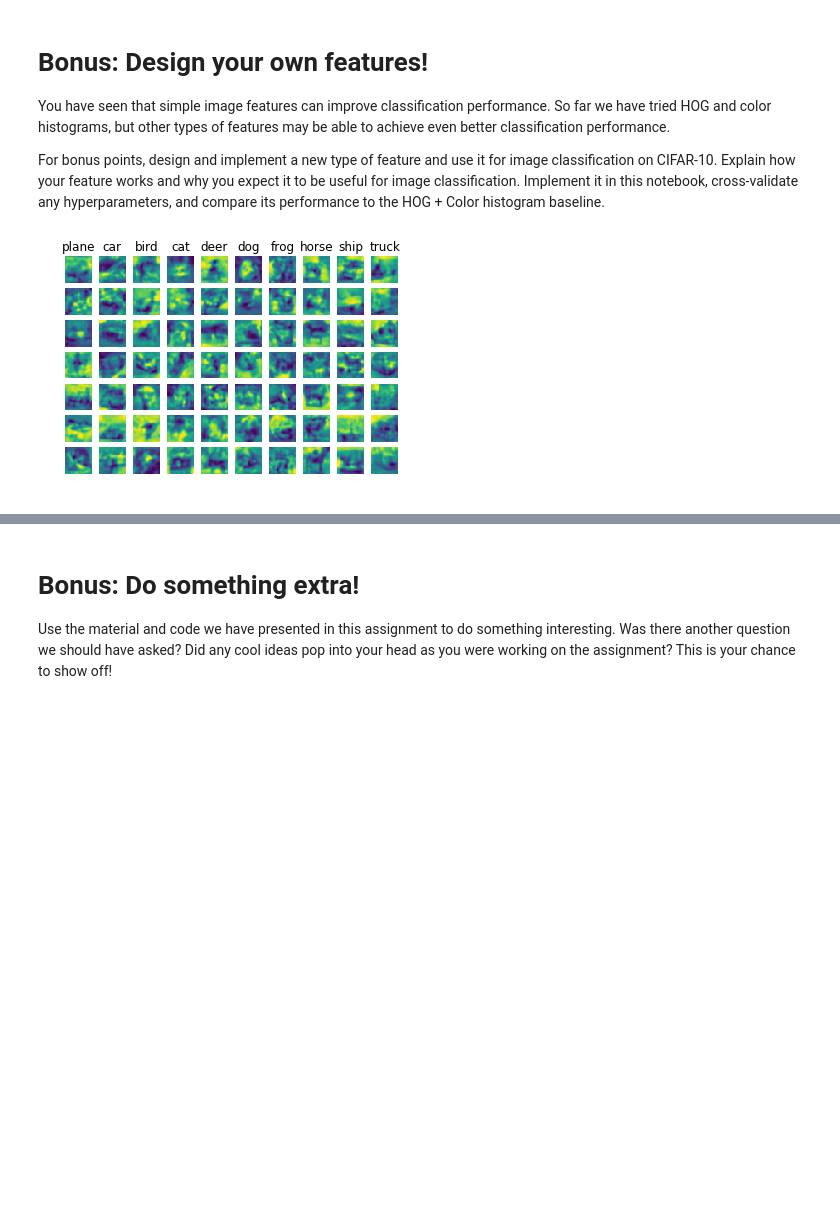
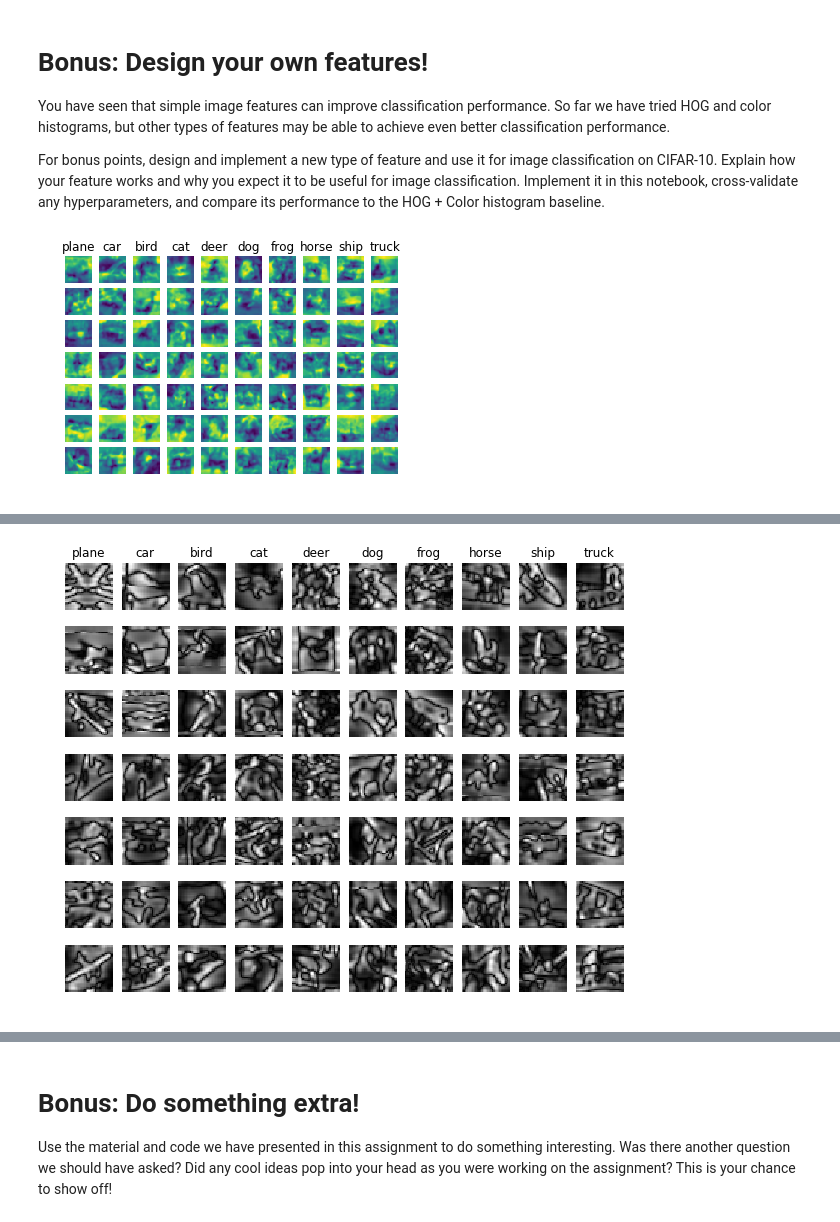
Before and after one commit to xiezhq-hermann/cs231n-2017, a Jupyter notebook: features.ipynb, the cells around one changed output, grey strips where cells are left out. Cells and saved outputs as stored; diff of their text form; code cells hidden in the pictures; blank space fills up the shorter version.

```diff
--- a/features.ipynb
+++ b/features.ipynb
@@ -118,7 +118,7 @@ Using the multiclass SVM code developed earlier in the assignment, train SVMs on
 from cs231n.classifiers.linear_classifier import LinearSVM
 
 learning_rates = [1e-9, 1e-7]
-regularization_strengths = [5e4, 5e6]
+regularization_strengths = [5e3, 5e6]
 
 results = {}
 best_val = -1
@@ -370,0 +376,21 @@ plt.show()
+# %%
+def dog_features(im, light=1,heavy=3, order=0):
+    """
+    I'll use scipy.ndimage.filters.gaussian_filter to diminish the inessential information.
+    From the signal processing perspective, the difference of Gaussians is like a band-pass filter to wipe the noise.
+    im: image vector.
+    light&heavy: Standard deviation for Gaussian kernels
+    order: order of derivatives of a Gaussian
+    return: DoG feature vector
+    """
+    from scipy.ndimage.filters import gaussian_filter
+    from sklearn.preprocessing import normalize
+
+    if im.ndim == 3:
+        image = rgb2gray(im)
+    else:
+        image = np.at_least_2d(im)
+
+    image_filtered_light = gaussian_filter(image, sigma=light, order=order, mode='reflect', truncate=3.0)
+    image_filtered_heavy = gaussian_filter(image, sigma=heavy, order=order, mode='reflect', truncate=3.0)
+    return normalize(np.abs(image_filtered_light - image_filtered_heavy),axis=0).ravel()
@@ -370,0 +430,19 @@ plt.show()
+# %%
+# Visualize some examples from the dataset.
+# We show a few examples of training images from each class.
+classes = ['plane', 'car', 'bird', 'cat', 'deer', 'dog', 'frog', 'horse', 'ship', 'truck']
+num_classes = len(classes)
+samples_per_class = 7
+for y, cls in enumerate(classes):
+    idxs = np.flatnonzero(y_train == y)
+    idxs = np.random.choice(idxs, samples_per_class, replace=False)
+    for i, idx in enumerate(idxs):
+        plt_idx = i * num_classes + y + 1
+        plt.subplot(samples_per_class, num_classes, plt_idx)
+        plt.imshow(dog_features(X_train[idx],1,5).reshape(32,32).astype(np.float32))
+        plt.axis('off')
+        if i == 0:
+            plt.title(cls)
+plt.show()
+# %% [output]
+[figure, added]
```
Also changed, not shown: parts of 11 cells of this notebook, 5 other files.
